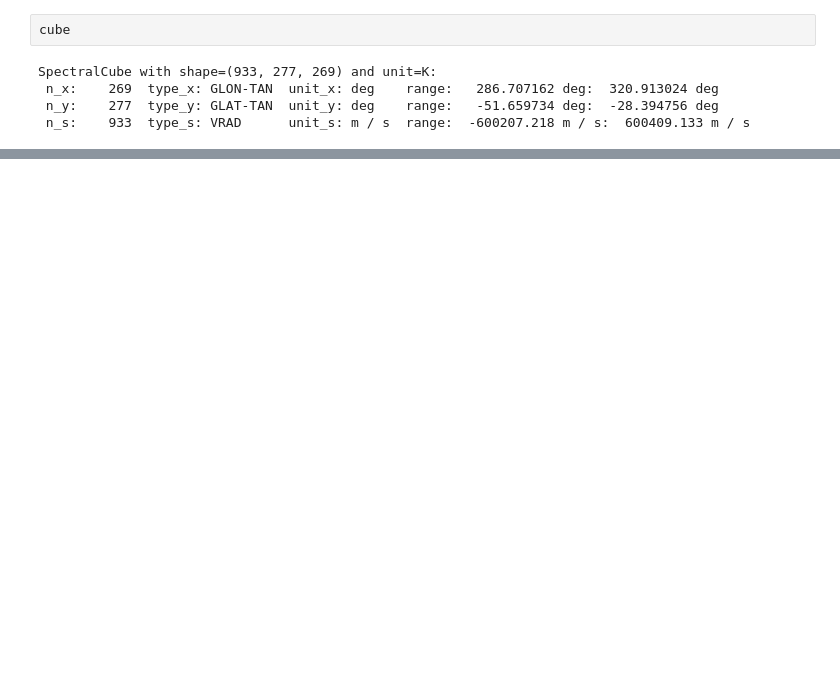
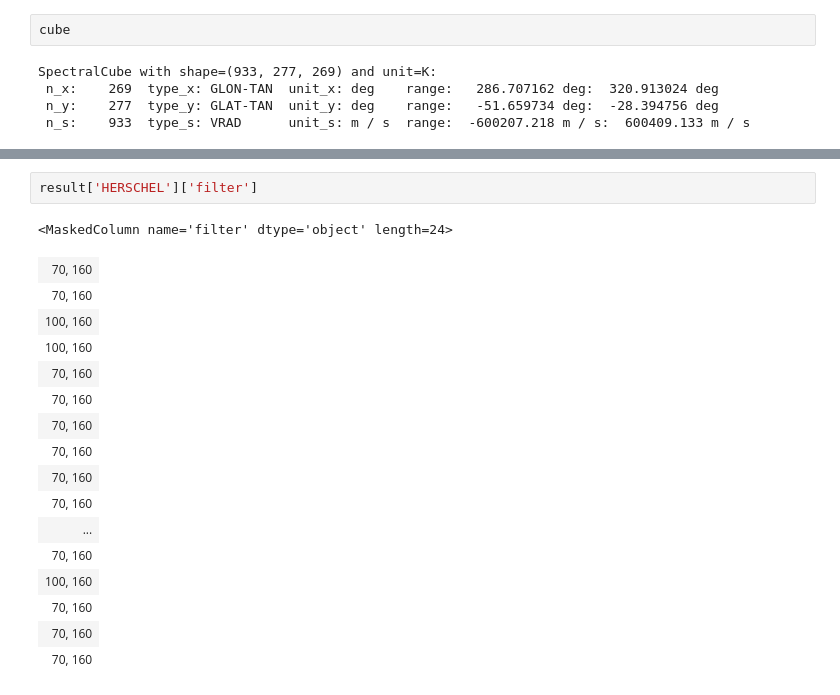
Before and after one commit to Astro-Shetty/tutorials, a Jupyter notebook: Tutorial Draft - 3D Data Cubes (reproject, spectral-cube, aplpy).ipynb, the cells around one changed output, grey strips where cells are left out. Cells and saved outputs as stored; diff of their text form; blank space fills up the shorter version.

```diff
--- a/Tutorial Draft - 3D Data Cubes (reproject, spectral-cube, aplpy).ipynb
+++ b/Tutorial Draft - 3D Data Cubes (reproject, spectral-cube, aplpy).ipynb
@@ -21,0 +51,20 @@ SpectralCube with shape=(933, 277, 269) and unit=K:
+# %%
+result['HERSCHEL']['filter']
+# %% [output]
+<MaskedColumn name='filter' dtype='object' length=24>
+| 70, 160 |
+| 70, 160 |
+| 100, 160 |
+| 100, 160 |
+| 70, 160 |
+| 70, 160 |
+| 70, 160 |
+| 70, 160 |
+| 70, 160 |
+| 70, 160 |
+| ... |
+| 70, 160 |
+| 100, 160 |
+| 70, 160 |
+| 70, 160 |
+| 70, 160 |
```
Also changed, not shown: parts of 7 cells of this notebook.
